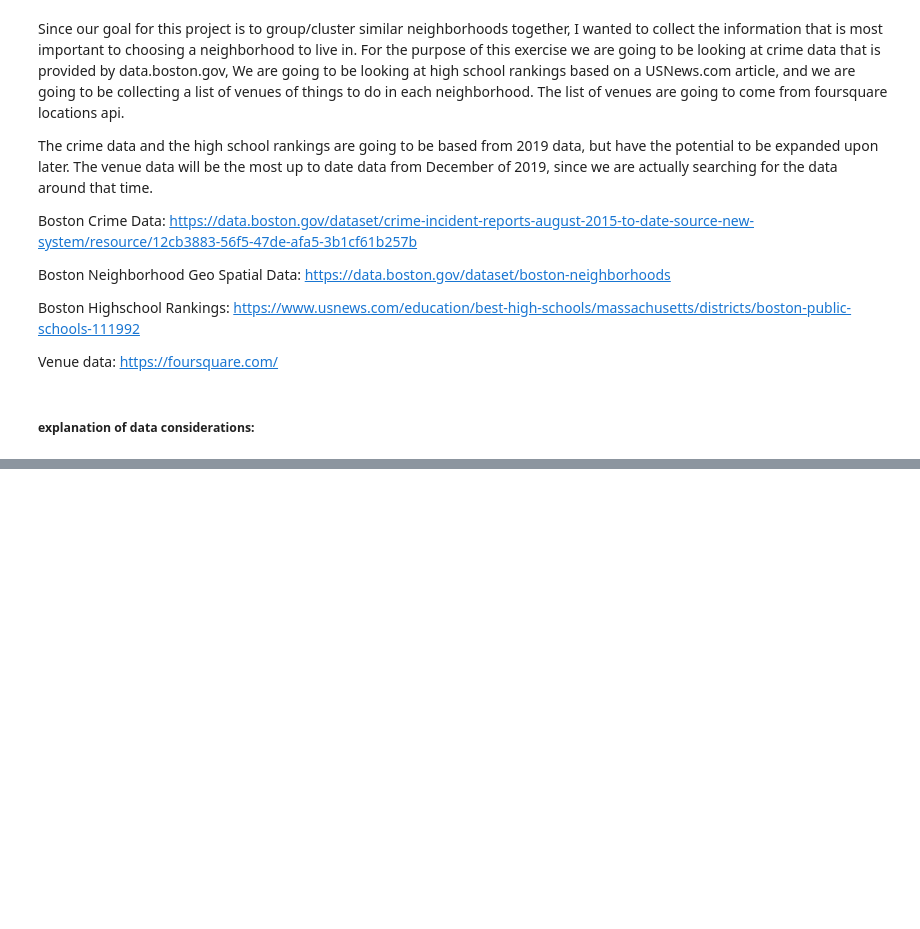
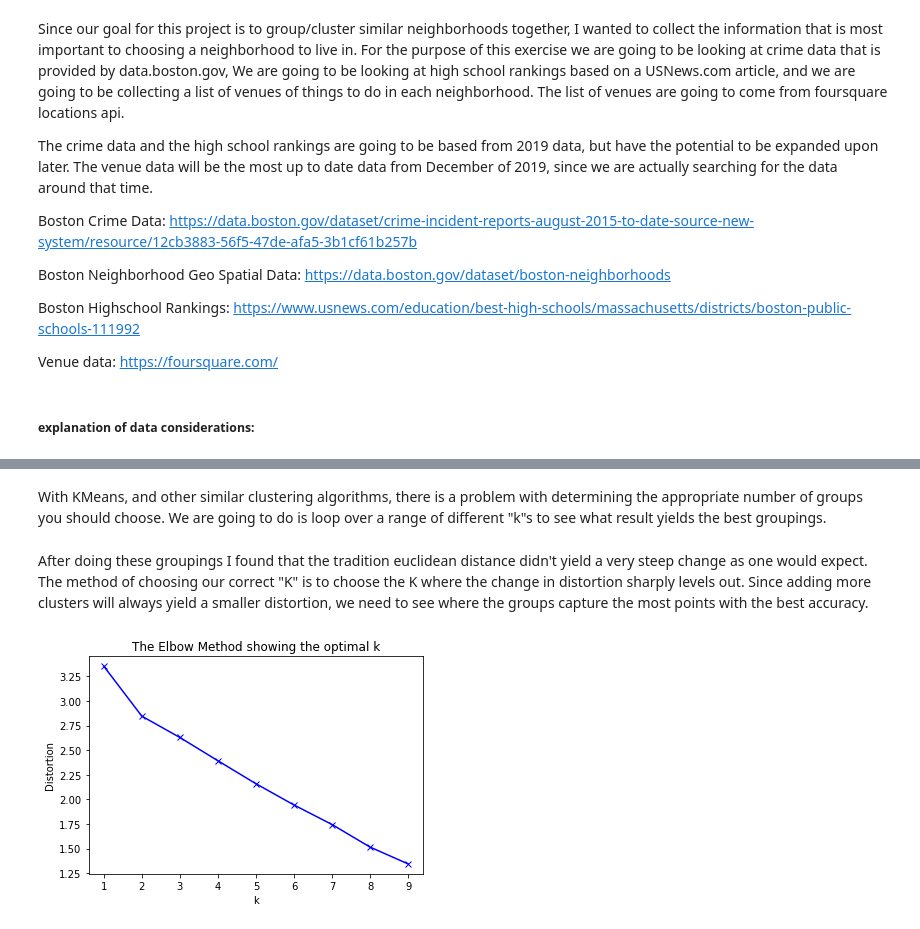
Before and after one commit to jgfb1122/Boston_Neighborhood_Exploration, a Jupyter notebook: Boston_Neighborhood_Exploration_Notebook.ipynb, the cells around one changed output, grey strips where cells are left out. Cells and saved outputs as stored; diff of their text form; code cells hidden in the pictures; blank space fills up the shorter version.

```diff
--- a/Boston_Neighborhood_Exploration_Notebook.ipynb
+++ b/Boston_Neighborhood_Exploration_Notebook.ipynb
@@ -45,0 +1003,4 @@ I also chose to leave out things like elementary school and middle school rankin
+# %%
+
+total_neighborhood_metrics = pd.concat([neighborhood_df, school_numerics, neighborhood_venue_metrics], axis=1, sort=False)
+total_neighborhood_metrics
@@ -45,0 +1025,5 @@ I also chose to leave out things like elementary school and middle school rankin
+# %%
+#removing nan and round to one decimal
+total_neighborhood_metrics.fillna(0, inplace = True)
+total_neighborhood_metrics = total_neighborhood_metrics.round(1)
+total_neighborhood_metrics
@@ -45,0 +1060,3 @@ I also chose to leave out things like elementary school and middle school rankin
+# %%
+scaled_total_neighborhood_metrics = pd.DataFrame(StandardScaler().fit_transform(total_neighborhood_metrics))
+scaled_total_neighborhood_metrics.head()
@@ -45,0 +1070,23 @@ I also chose to leave out things like elementary school and middle school rankin
+# %% [markdown]
+With KMeans, and other similar clustering algorithms, there is a problem with determining the appropriate number of groups you should choose. We are going to do is loop over a range of different "k"s to see what result yields the best groupings.
+# %%
+# k means determine k
+distortions_jaccard = []
+distortions_euclidean = []
+K = range(1,10)
+for k in K:
+    kmeanModel = KMeans(n_clusters=k).fit(scaled_total_neighborhood_metrics)
+    kmeanModel.fit(scaled_total_neighborhood_metrics)
+    distortions_jaccard.append(sum(np.min(cdist(scaled_total_neighborhood_metrics, kmeanModel.cluster_centers_, 'jaccard'), axis=1)) / scaled_total_neighborhood_metrics.shape[0])
+    distortions_euclidean.append(sum(np.min(cdist(scaled_total_neighborhood_metrics, kmeanModel.cluster_centers_, 'euclidean'), axis=1)) / scaled_total_neighborhood_metrics.shape[0])
+# %% [markdown]
+After doing these groupings I found that the tradition euclidean distance didn't yield a very steep change as one would expect. The method of choosing our correct "K" is to choose the K where the change in distortion sharply levels out. Since adding more clusters will always yield a smaller distortion, we need to see where the groups capture the most points with the best accuracy.
+# %%
+# Plot the elbow
+plt.plot(K, distortions_euclidean, 'bx-')
+plt.xlabel('k')
+plt.ylabel('Distortion')
+plt.title('The Elbow Method showing the optimal k')
+plt.show()
+# %% [output]
+[figure, added]
```
Also changed, not shown: parts of 105 cells of this notebook, 2 other files.
